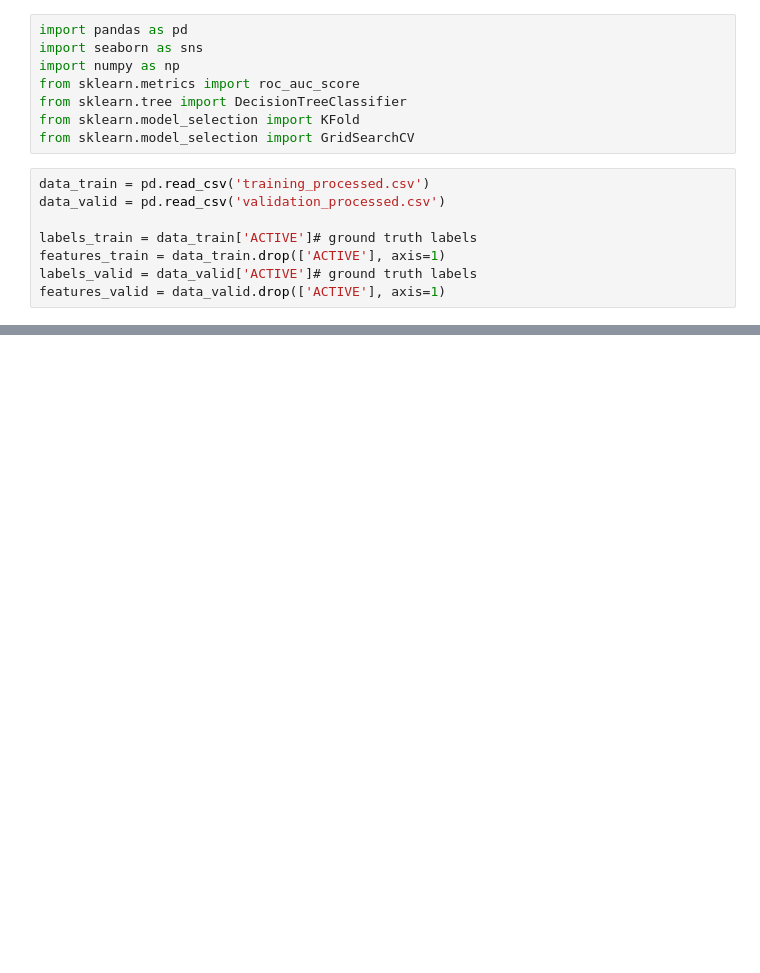
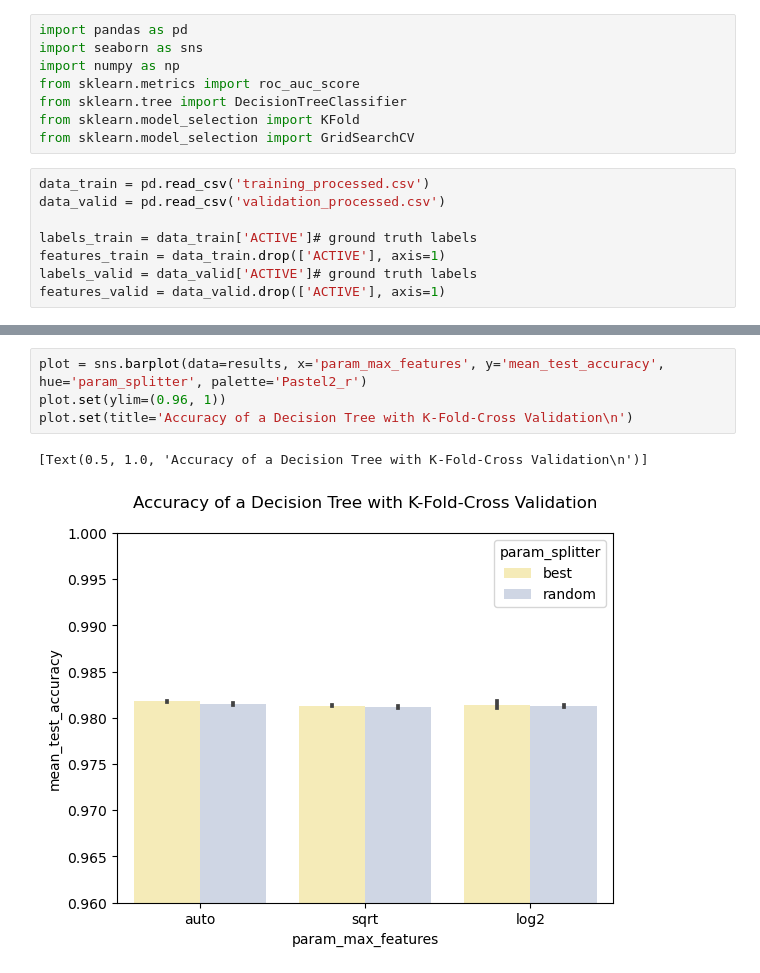
Before and after one commit to annafernandezrajal/Activity-Prediction-for-Chemical-Compounds, a Jupyter notebook: decision_tree.ipynb, the cells around one changed output, grey strips where cells are left out. Drawn from its saved outputs; the diff is of its cells as text; blank space fills up the shorter version.

```diff
--- a/decision_tree.ipynb
+++ b/decision_tree.ipynb
@@ -29,0 +57,7 @@ print("Average Accuracy for Decision Tree: ", np.mean(dec_tree_grid_result.cv_re
+# %%
+plot = sns.barplot(data=results, x='param_max_features', y='mean_test_accuracy', hue='param_splitter', palette='Pastel2_r')
+plot.set(ylim=(0.96, 1))
+plot.set(title='Accuracy of a Decision Tree with K-Fold-Cross Validation\n')
+# %% [output]
+[Text(0.5, 1.0, 'Accuracy of a Decision Tree with K-Fold-Cross Validation\n')]
+[figure, added]
```
Also changed, not shown: parts of 5 cells of this notebook, 6 other files.
